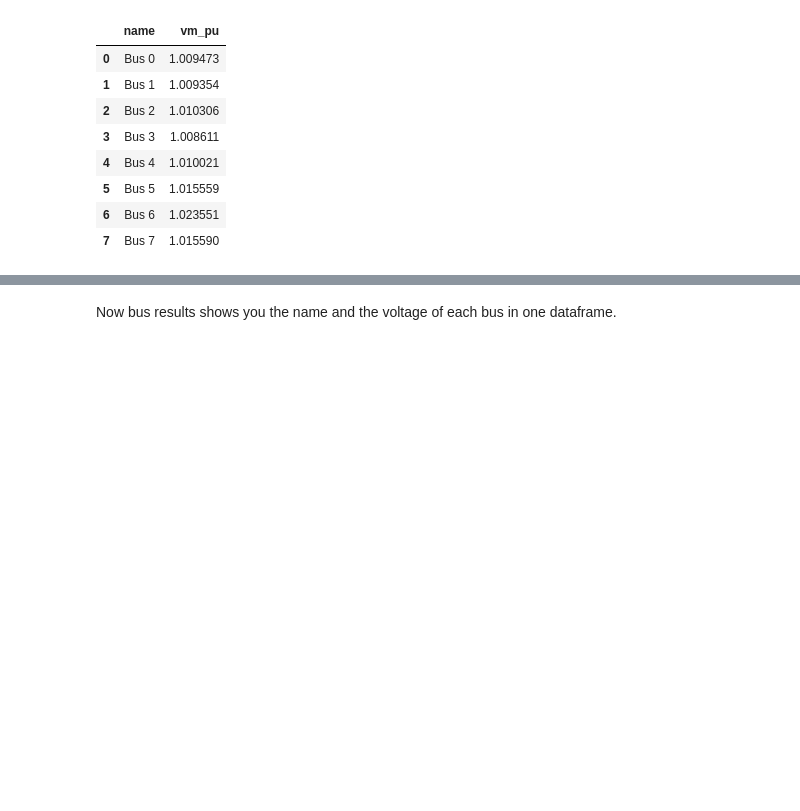
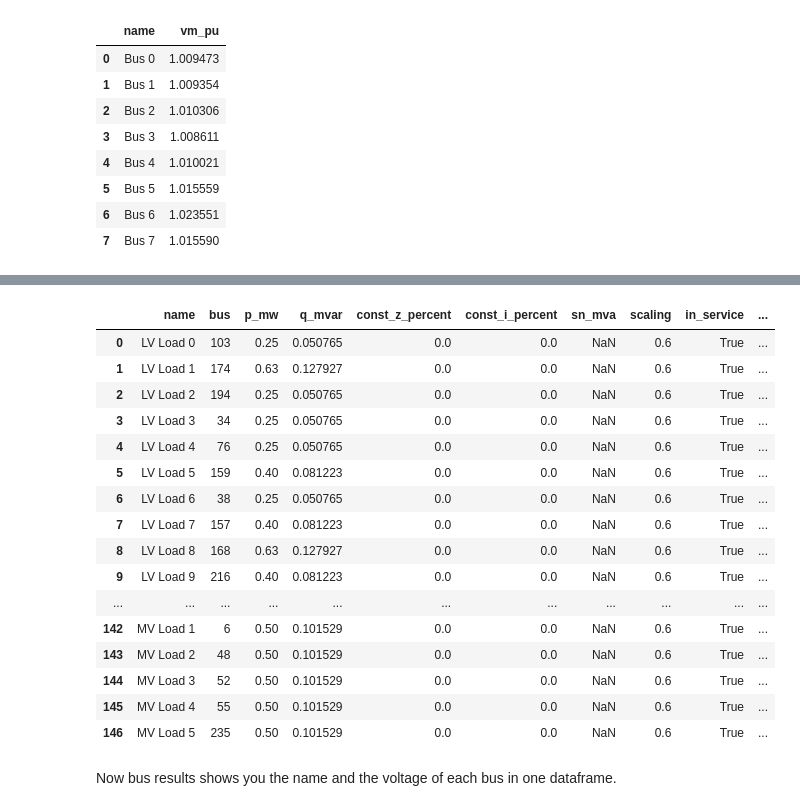
Before and after one commit to Mo7amednumair/pandapower-mn, a Jupyter notebook: tutorials/data_analysis.ipynb, the cells around one changed output, grey strips where cells are left out. Saved outputs shown, nothing was run; the diff lists cells and outputs as text; code cells hidden in the pictures; blank space fills up the shorter version.

```diff
--- a/tutorials/data_analysis.ipynb
+++ b/tutorials/data_analysis.ipynb
@@ -381,3 +449,23 @@ bus_results.head(n=8)
+# %%
+net.load
+# %% [output]
+|  | name | bus | p_mw | q_mvar | const_z_percent | const_i_percent | sn_mva | scaling | in_service | ... |
+| 0 | LV Load 0 | 103 | 0.25 | 0.050765 | 0.0 | 0.0 | NaN | 0.6 | True | ... |
+| 1 | LV Load 1 | 174 | 0.63 | 0.127927 | 0.0 | 0.0 | NaN | 0.6 | True | ... |
+| 2 | LV Load 2 | 194 | 0.25 | 0.050765 | 0.0 | 0.0 | NaN | 0.6 | True | ... |
+| 3 | LV Load 3 | 34 | 0.25 | 0.050765 | 0.0 | 0.0 | NaN | 0.6 | True | ... |
+| 4 | LV Load 4 | 76 | 0.25 | 0.050765 | 0.0 | 0.0 | NaN | 0.6 | True | ... |
+| 5 | LV Load 5 | 159 | 0.40 | 0.081223 | 0.0 | 0.0 | NaN | 0.6 | True | ... |
+| 6 | LV Load 6 | 38 | 0.25 | 0.050765 | 0.0 | 0.0 | NaN | 0.6 | True | ... |
+| 7 | LV Load 7 | 157 | 0.40 | 0.081223 | 0.0 | 0.0 | NaN | 0.6 | True | ... |
+| 8 | LV Load 8 | 168 | 0.63 | 0.127927 | 0.0 | 0.0 | NaN | 0.6 | True | ... |
+| 9 | LV Load 9 | 216 | 0.40 | 0.081223 | 0.0 | 0.0 | NaN | 0.6 | True | ... |
+| ... | ... | ... | ... | ... | ... | ... | ... | ... | ... | ... |
+| 142 | MV Load 1 | 6 | 0.50 | 0.101529 | 0.0 | 0.0 | NaN | 0.6 | True | ... |
+| 143 | MV Load 2 | 48 | 0.50 | 0.101529 | 0.0 | 0.0 | NaN | 0.6 | True | ... |
+| 144 | MV Load 3 | 52 | 0.50 | 0.101529 | 0.0 | 0.0 | NaN | 0.6 | True | ... |
+| 145 | MV Load 4 | 55 | 0.50 | 0.101529 | 0.0 | 0.0 | NaN | 0.6 | True | ... |
+| 146 | MV Load 5 | 235 | 0.50 | 0.101529 | 0.0 | 0.0 | NaN | 0.6 | True | ... |
 # %% [markdown]
 Now bus results shows you the name and the voltage of each bus in one dataframe.
 # %% [markdown]
```
Also changed, not shown: parts of 10 cells of this notebook.
